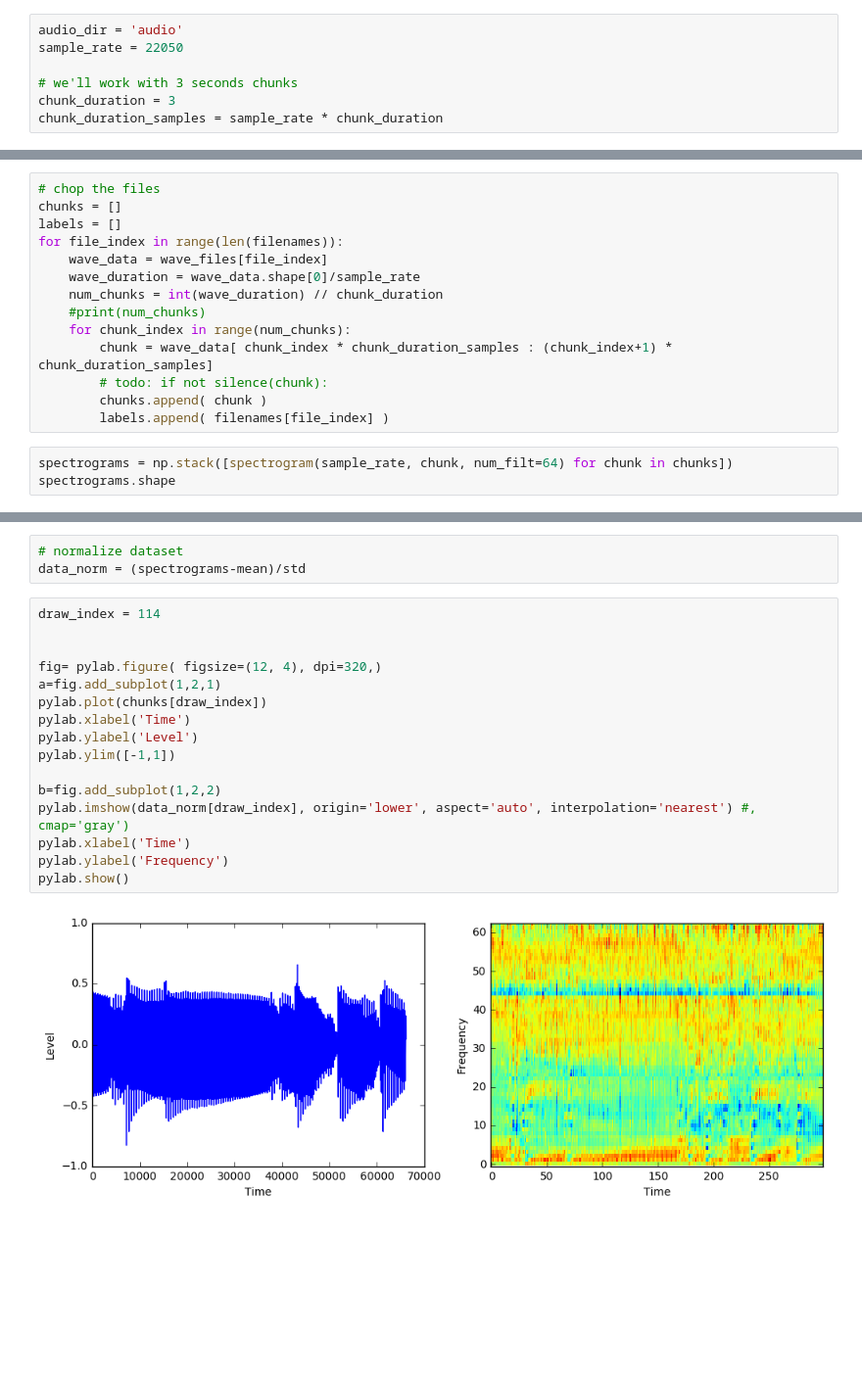
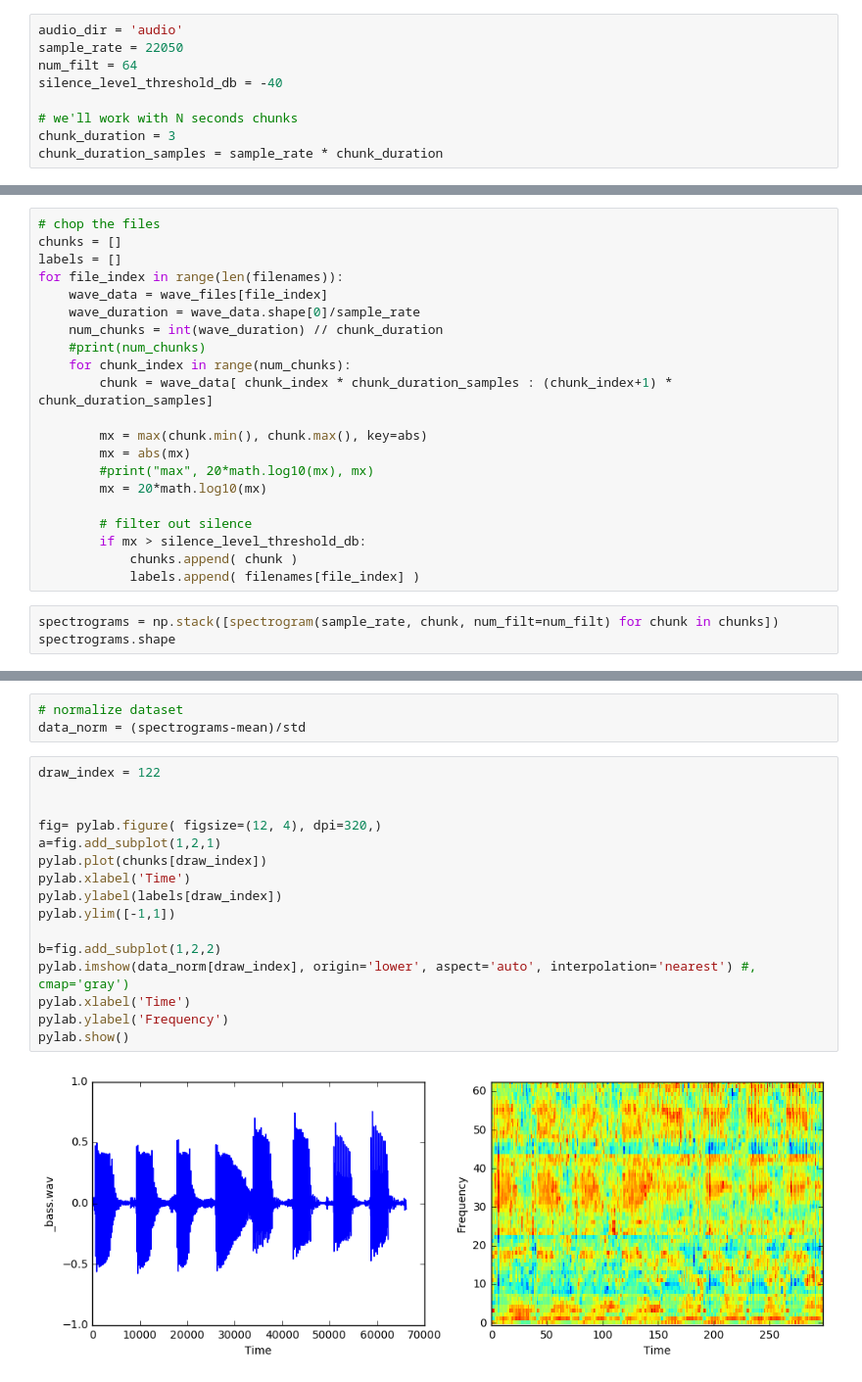
Before and after one commit to conceptacid/mir3, a Jupyter notebook: MedleyExamples.ipynb, the cells around one changed output, grey strips where cells are left out. Shown at 98% size. Drawn from its saved outputs; the diff is of its cells as text; blank space fills up the shorter version.

```diff
--- a/MedleyExamples.ipynb
+++ b/MedleyExamples.ipynb
@@ -14,8 +15,10 @@ from spectrograms import *
 # %%
 audio_dir = 'audio'
 sample_rate = 22050
+num_filt = 64
+silence_level_threshold_db = -40
 
-# we'll work with 3 seconds chunks
+# we'll work with N seconds chunks
 chunk_duration = 3
 chunk_duration_samples = sample_rate * chunk_duration
 # %%
@@ -36,10 +39,17 @@ for file_index in range(len(filenames)):
     #print(num_chunks)
     for chunk_index in range(num_chunks):
         chunk = wave_data[ chunk_index * chunk_duration_samples : (chunk_index+1) * chunk_duration_samples]
-        # todo: if not silence(chunk):
-        chunks.append( chunk )
-        labels.append( filenames[file_index] )
+
+        mx = max(chunk.min(), chunk.max(), key=abs)
+        mx = abs(mx)
+        #print("max", 20*math.log10(mx), mx)
+        mx = 20*math.log10(mx)
+
+        # filter out silence
+        if mx > silence_level_threshold_db:
+            chunks.append( chunk )
+            labels.append( filenames[file_index] )
 # %%
-spectrograms = np.stack([spectrogram(sample_rate, chunk, num_filt=64) for chunk in chunks])
+spectrograms = np.stack([spectrogram(sample_rate, chunk, num_filt=num_filt) for chunk in chunks])
 spectrograms.shape
 # %% [output]
@@ -68,21 +78,21 @@ pylab.show()
 # normalize dataset
 data_norm = (spectrograms-mean)/std
 # %%
-draw_index = 114
+draw_index = 122
 
 
 fig= pylab.figure( figsize=(12, 4), dpi=320,)
 a=fig.add_subplot(1,2,1)
 pylab.plot(chunks[draw_index])
 pylab.xlabel('Time')
-pylab.ylabel('Level')
+pylab.ylabel(labels[draw_index])
 pylab.ylim([-1,1])
 
 b=fig.add_subplot(1,2,2)
 pylab.imshow(data_norm[draw_index], origin='lower', aspect='auto', interpolation='nearest') #, cmap='gray')
 pylab.xlabel('Time')
 pylab.ylabel('Frequency')
 pylab.show()
 # %% [output]
-[figure, old version]
+[figure, new version]
 # %%
```
Also changed, not shown: parts of 4 cells of this notebook, 1 other file.
